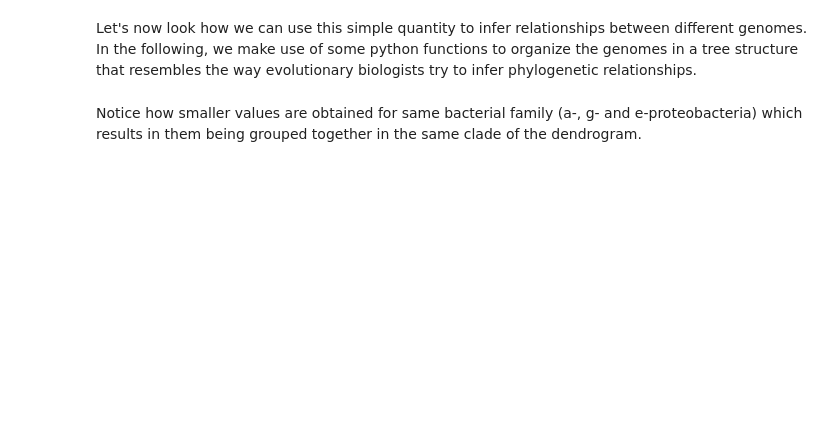
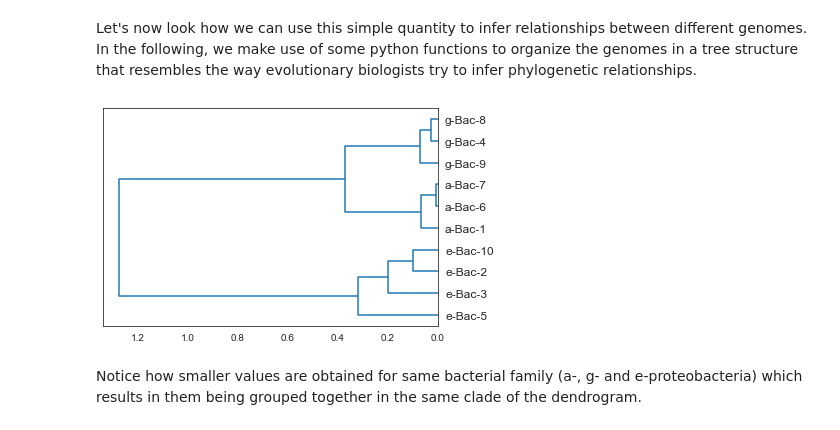
Before and after one commit to christoforos-nikolaou/BC205, a Jupyter notebook: Classes/Chapter_02_Sequence_Analysis.ipynb, the cells around one changed output. Cells and saved outputs as stored; diff of their text form; code cells hidden in the pictures; blank space fills up the shorter version.

```diff
--- a/Classes/Chapter_02_Sequence_Analysis.ipynb
+++ b/Classes/Chapter_02_Sequence_Analysis.ipynb
@@ -201,32 +223,34 @@ In the following, we make use of some python functions to organize the genomes i
 # %%
 ## Clustering of a dataset
 
 import pandas as pd
 import seaborn as sns
 import matplotlib.pyplot as plt
 from scipy.spatial.distance import pdist, squareform
 from scipy.cluster.hierarchy import linkage, dendrogram
 
 # Load the dataframe and assign values/labels
-df = pd.read_csv('files/GCContent_simple.csv')
+df = pd.read_csv('../files/GCContent_simple.csv')
 dvalues = df['GCContent'].values.reshape(-1,1)
 dlabels = list(df['Genome'])
 
 # Calculate the distances
 distances = pdist(dvalues)
 
 # Convert the pairwise distances into a square distance matrix
 distance_matrix = squareform(distances)
 
 # Calculate the linkage matrix using Ward's method
 linkage_matrix = linkage(distance_matrix, method='ward')
 
 # Plot the dendrogram
 sns.set_style('white')
 dendrogram(linkage_matrix, labels=dlabels, color_threshold=0, orientation='left')
 
 # Show the plot
 plt.show()
+# %% [output]
+[figure, added]
 # %% [markdown]
 Notice how smaller values are obtained for same bacterial family (a-, g- and e-proteobacteria) which results in them being grouped together in the same clade of the dendrogram.
 # %% [markdown]
```
Also changed, not shown: parts of 25 cells of this notebook, 2 other files.
